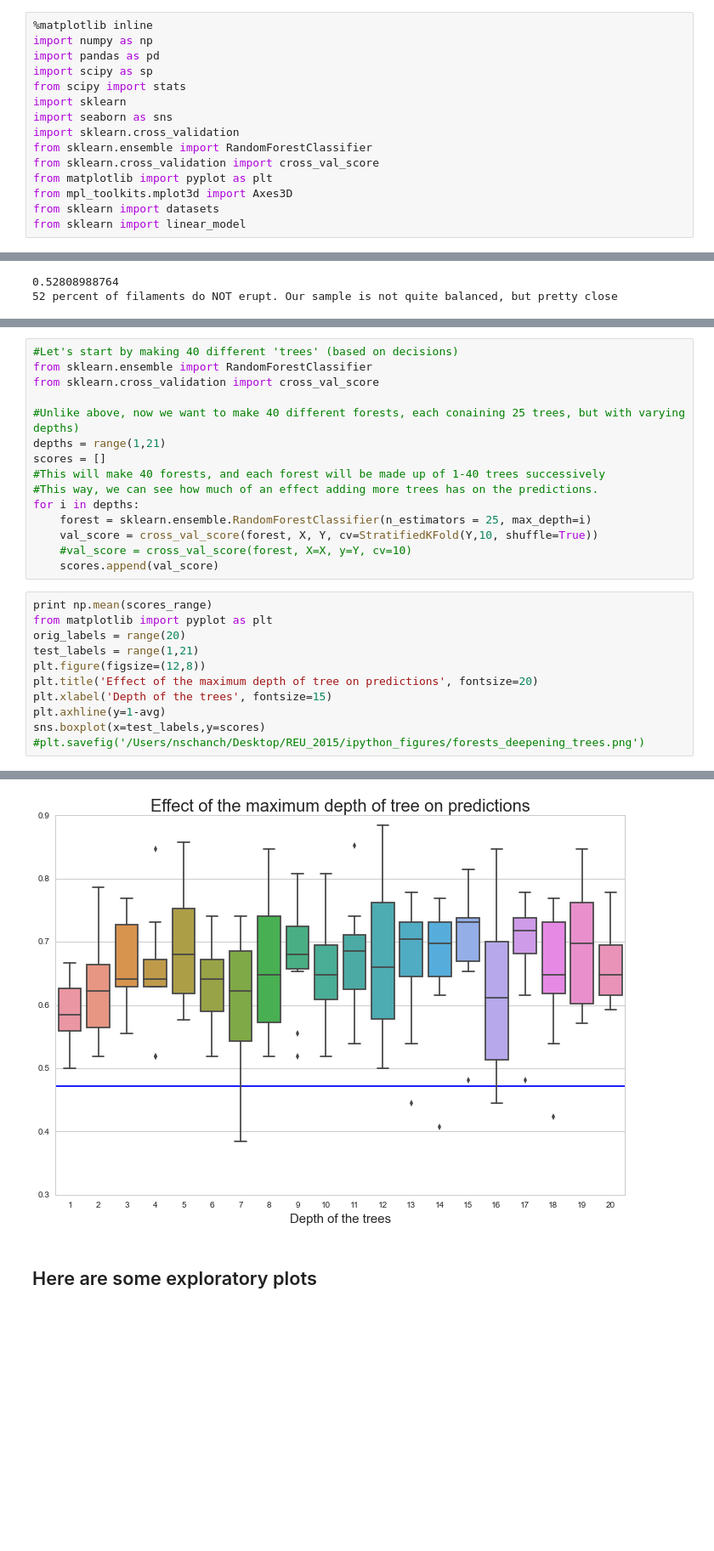
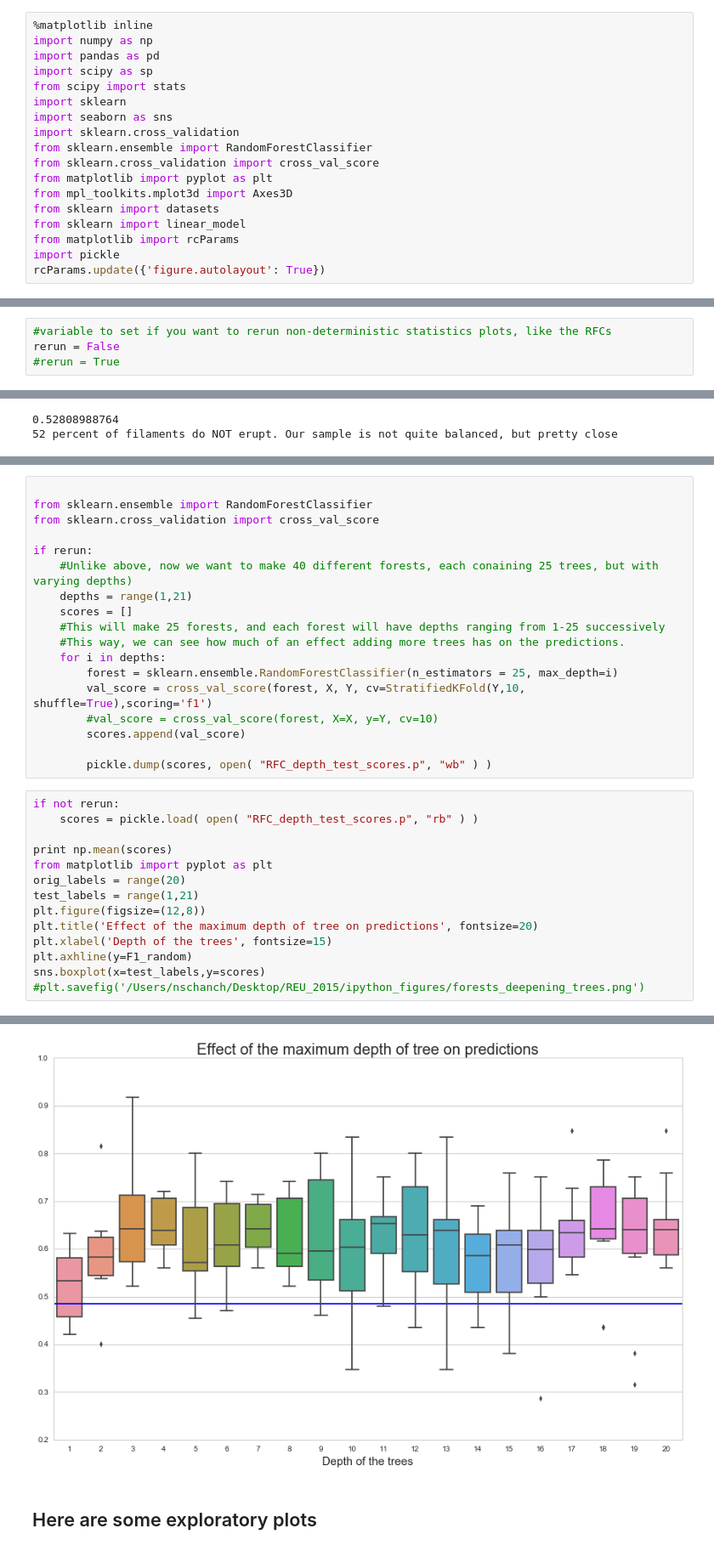
Before and after one commit to Nschanche/Filament_tracking, a Jupyter notebook: Filament_statistics_final.ipynb, the cells around one changed output, grey strips where cells are left out. Shown at 85% size. Cells and saved outputs as stored; diff of their text form; blank space fills up the shorter version.

```diff
--- a/Filament_statistics_final.ipynb
+++ b/Filament_statistics_final.ipynb
@@ -15,3 +15,6 @@ from matplotlib import pyplot as plt
 from mpl_toolkits.mplot3d import Axes3D
 from sklearn import datasets
 from sklearn import linear_model
+from matplotlib import rcParams
+import pickle
+rcParams.update({'figure.autolayout': True})
@@ -18,3 +23,7 @@ from sklearn import linear_model
+# %%
+#variable to set if you want to rerun non-deterministic statistics plots, like the RFCs
+rerun = False
+#rerun = True
 # %%
 #Read in all of the non-erupting data
 url = 'Non_Eruption_Analysis_Updated_test.csv'
@@ -247,27 +345,33 @@ RandomForestClassifier(bootstrap=True, class_weight=None, criterion='gini',
 # %%
-#Let's start by making 40 different 'trees' (based on decisions)
+
 from sklearn.ensemble import RandomForestClassifier
 from sklearn.cross_validation import cross_val_score
 
-#Unlike above, now we want to make 40 different forests, each conaining 25 trees, but with varying depths)
-depths = range(1,21)
-scores = []
-#This will make 40 forests, and each forest will be made up of 1-40 trees successively
-#This way, we can see how much of an effect adding more trees has on the predictions.
-for i in depths:
-    forest = sklearn.ensemble.RandomForestClassifier(n_estimators = 25, max_depth=i)
-    val_score = cross_val_score(forest, X, Y, cv=StratifiedKFold(Y,10, shuffle=True))
-    #val_score = cross_val_score(forest, X=X, y=Y, cv=10)
-    scores.append(val_score)
+if rerun:
+    #Unlike above, now we want to make 40 different forests, each conaining 25 trees, but with varying depths)
+    depths = range(1,21)
+    scores = []
+    #This will make 25 forests, and each forest will have depths ranging from 1-25 successively
+    #This way, we can see how much of an effect adding more trees has on the predictions.
+    for i in depths:
+        forest = sklearn.ensemble.RandomForestClassifier(n_estimators = 25, max_depth=i)
+        val_score = cross_val_score(forest, X, Y, cv=StratifiedKFold(Y,10, shuffle=True),scoring='f1')
+        #val_score = cross_val_score(forest, X=X, y=Y, cv=10)
+        scores.append(val_score)
+
+        pickle.dump(scores, open( "RFC_depth_test_scores.p", "wb" ) )
 # %%
-print np.mean(scores_range)
+if not rerun:
+    scores = pickle.load( open( "RFC_depth_test_scores.p", "rb" ) )
+
+print np.mean(scores)
 from matplotlib import pyplot as plt
 orig_labels = range(20)
 test_labels = range(1,21)
 plt.figure(figsize=(12,8))
 plt.title('Effect of the maximum depth of tree on predictions', fontsize=20)
 plt.xlabel('Depth of the trees', fontsize=15)
-plt.axhline(y=1-avg)
+plt.axhline(y=F1_random)
 sns.boxplot(x=test_labels,y=scores)
 #plt.savefig('/Users/nschanch/Desktop/REU_2015/ipython_figures/forests_deepening_trees.png')
 # %% [output]
@@ -275,5 +379,5 @@ sns.boxplot(x=test_labels,y=scores)
 <matplotlib.axes._subplots.AxesSubplot at 0x...>
-[figure, old version]
+[figure, new version]
 # %% [markdown]
 ## Here are some exploratory plots
 # %%
```
Also changed, not shown: parts of 61 cells of this notebook, 3 other files.
